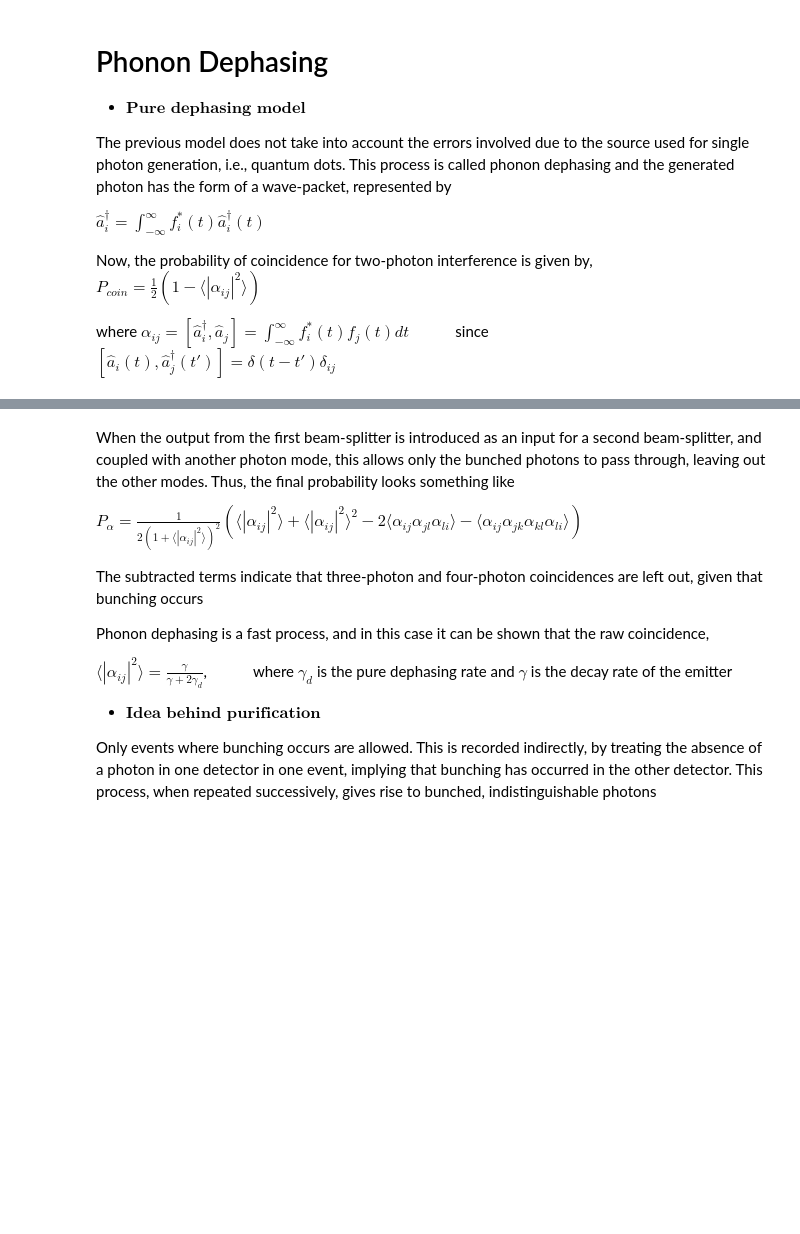
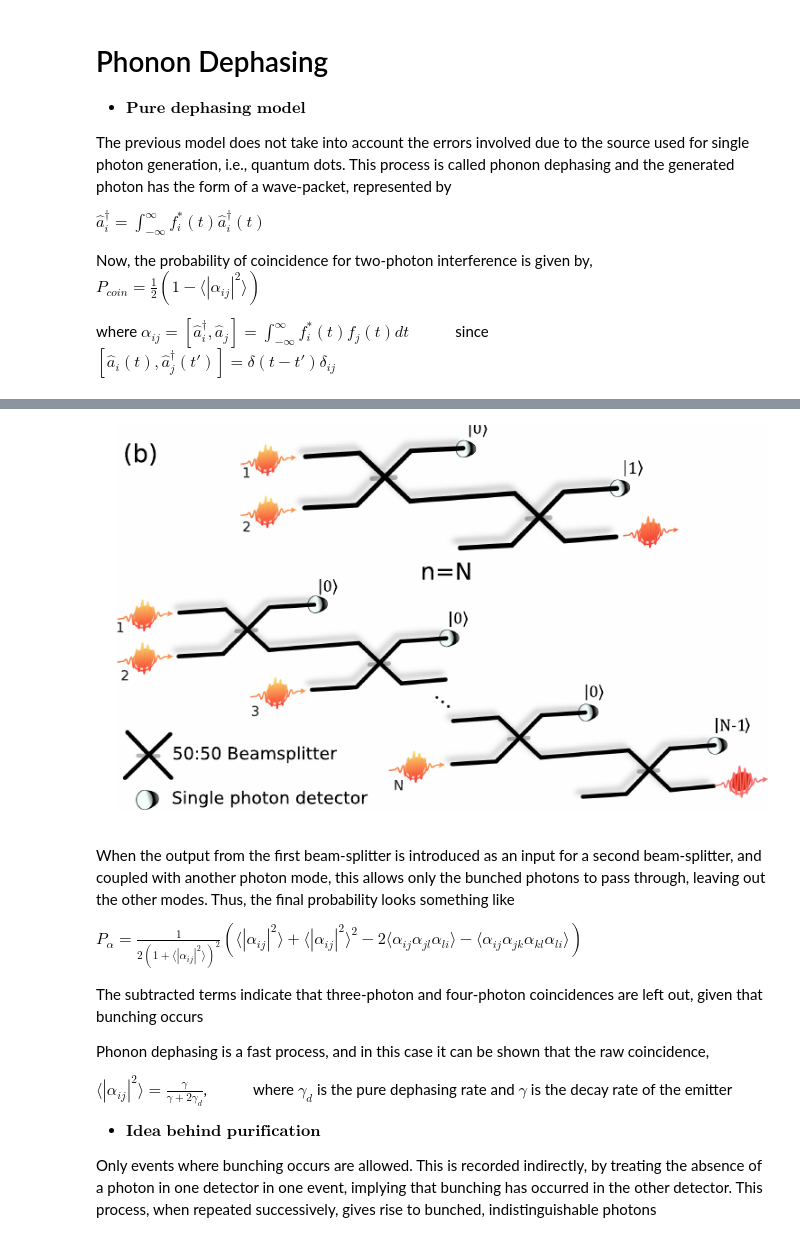
Before and after one commit to loqm/PH_530_2025, a Jupyter notebook: Project_12.ipynb, the cells around one changed output, grey strips where cells are left out. Drawn from its saved outputs; the diff is of its cells as text; code cells hidden in the pictures; blank space fills up the shorter version.

```diff
--- a/Project_12.ipynb
+++ b/Project_12.ipynb
@@ -219,3 +221,7 @@ $P_{cc}$ can be $0$ for perfectly indistinguishable case, $1/2$ for perfectly di
+# %%
+display(Image("lmimage2.png"))
+# %% [output]
+[figure, added]
 # %% [markdown]
 
 When the output from the first beam-splitter is introduced as an input for a second beam-splitter, and coupled with another photon mode, this allows only the bunched photons to pass through, leaving out the other modes. Thus, the final probability looks something like
```
Also changed, not shown: parts of 15 cells of this notebook.
